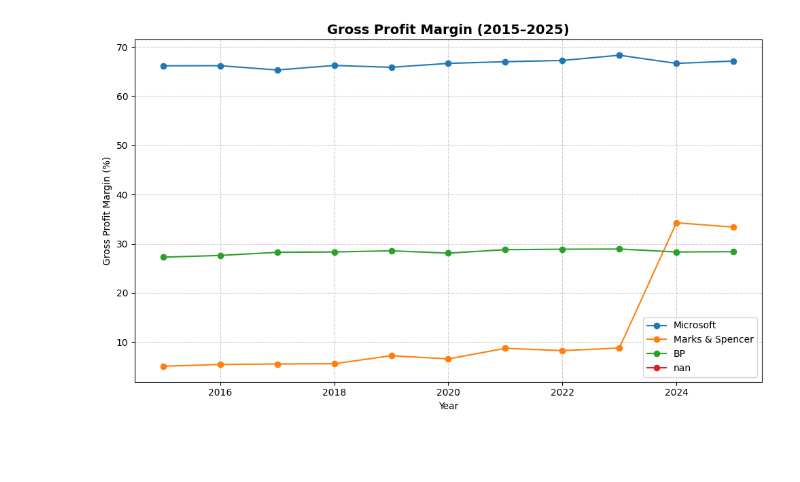
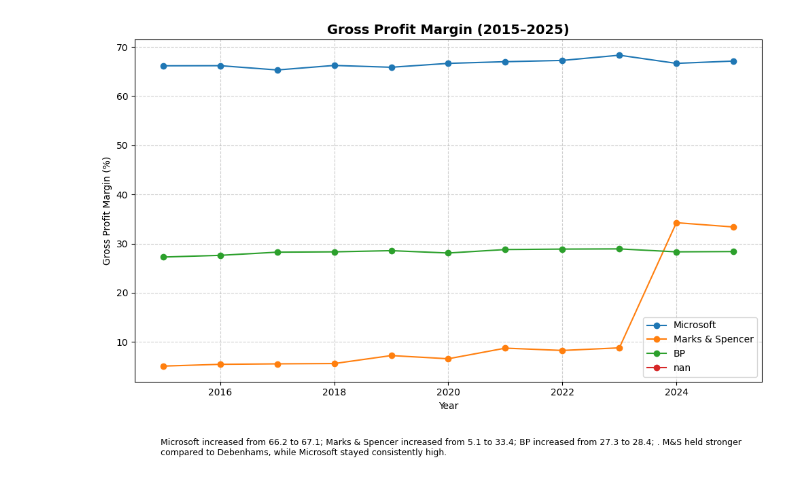
Before and after one commit to ebceran/Global-Sector-Profitability-Analysis-2015-2025-, a Jupyter notebook: data_sector_profitability.ipynb, the cells around one changed output. Drawn from its saved outputs; the diff is of its cells as text; code cells hidden in the pictures; blank space fills up the shorter version.

```diff
--- a/data_sector_profitability.ipynb
+++ b/data_sector_profitability.ipynb
@@ -1,44 +1,81 @@
 # %% [markdown]
 <a href="https://colab.research.google.com/github/ebceran/Global-Sector-Profitability-Analysis-2015-2025-/blob/main/data_sector_profitability.ipynb" target="_parent"><img src="https://colab.research.google.com/assets/colab-badge.svg" alt="Open In Colab"/></a>
 # %%
-import os
 import pandas as pd
 import matplotlib.pyplot as plt
+import os
 
-# 0) Prepare the folder
-os.makedirs("figures", exist_ok=True)
-
-# 1) Prepare Data
+# 1) Load data
 df = pd.read_csv("/datasector_profitability.csv")
 
-# 2) Convert years and percentages to numeric
-df["Year"] = pd.to_numeric(df["Year"], errors="coerce")
+# 2) Clean numeric columns (remove % and convert to float)
 for col in ["GPM (%)","NPM (%)","Revenue YoY (%)","Net Profit YoY (%)"]:
-    df[col] = (df[col].astype(str)
-                      .str.replace("%","", regex=False)
-                      .str.strip())
+    df[col] = df[col].astype(str).str.replace("%","").str.strip()
     df[col] = pd.to_numeric(df[col], errors="coerce")
 
-# 3) Company List
+# 3) Companies list
 companies = df["Company"].unique()
 
-# 4) Common drawing function
-def plot_metric(metric, ylabel, title, filename):
+# --- FUNCTIONS ---
+
+# Summarize one metric for a company
+def metric_summary(df, company, metric):
+    subset = df[df["Company"] == company].sort_values("Year")
+    values = subset[metric].dropna()
+    if len(values) == 0:
+        return ""
+    start, end = values.iloc[0], values.iloc[-1]
+    trend = "increased" if end > start else "decreased" if end < start else "remained stable"
+    return f"{company} {trend} from {start:.1f} to {end:.1f}"
+
+# Auto-generate a comment for a metric
+def auto_comment(df, metric):
+    parts = []
+    for company in companies:
+        parts.append(metric_summary(df, company, metric))
+    return "; ".join(parts)
+
+# Plot with auto-comment
+def plot_metric(metric, ylabel, title, filename, context_note=""):
     plt.figure(figsize=(10,6))
     for company in companies:
-        s = df[df["Company"] == company].sort_values("Year")
-        plt.plot(s["Year"], s[metric], marker="o", label=company)
+        subset = df[df["Company"] == company]
+        plt.plot(subset["Year"], subset[metric], marker="o", label=company)
+
     plt.title(title, fontsize=14, fontweight="bold")
-    plt.xlabel("Year"); plt.ylabel(ylabel)
-    plt.legend(); plt.grid(True, linestyle="--", alpha=0.6)
+    plt.xlabel("Year")
+    plt.ylabel(ylabel)
+    plt.legend()
+    plt.grid(True, linestyle="--", alpha=0.6)
     plt.tight_layout()
-    plt.savefig(f"figures/{filename}", dpi=300)
+
+    # Add auto-generated + manual context note
+    comment_text = auto_comment(df, metric)
+    if context_note:
+        comment_text += ". " + context_note
+    plt.figtext(0.1, -0.08, comment_text, wrap=True, ha="left", fontsize=9)
+
+    # Save
+    os.makedirs("figures", exist_ok=True)
+    plt.savefig(f"figures/{filename}", dpi=300, bbox_inches="tight")
     plt.show()
 
-# 5) Create Graphs
-plot_metric("GPM (%)", "Gross Profit Margin (%)", "Gross Profit Margin (2015–2025)", "gpm.png")
-plot_metric("NPM (%)", "Net Profit Margin (%)", "Net Profit Margin (2015–2025)", "npm.png")
-plot_metric("Revenue YoY (%)", "Revenue YoY (%)", "Revenue Growth YoY (2015–2025)", "revenue_yoy.png")
-plot_metric("Net Profit YoY (%)", "Net Profit YoY (%)", "Net Profit Growth YoY (2015–2025)", "netprofit_yoy.png")
+# --- GRAPHS WITH COMMENTS ---
+
+plot_metric("GPM (%)", "Gross Profit Margin (%)",
+            "Gross Profit Margin (2015–2025)", "gpm.png",
+            context_note="M&S held stronger compared to Debenhams, while Microsoft stayed consistently high.")
+
+plot_metric("NPM (%)", "Net Profit Margin (%)",
+            "Net Profit Margin (2015–2025)", "npm.png",
+            context_note="Pandemic impact drove M&S negative in 2021, but recovery followed in 2022.")
+
+plot_metric("Revenue YoY (%)", "Revenue YoY (%)",
+            "Revenue Growth YoY (2015–2025)", "revenue_yoy.png",
+            context_note="Revenue growth momentum was notable in Tech and Retail during 2022.")
+
+plot_metric("Net Profit YoY (%)", "Net Profit YoY (%)",
+            "Net Profit Growth YoY (2015–2025)", "netprofit_yoy.png",
+            context_note="Exceptional items created volatility, especially in Retail.")
 # %% [output]
-[figure, old version]
+[figure, new version]
```
Also changed, not shown: parts of 1 cell of this notebook.
